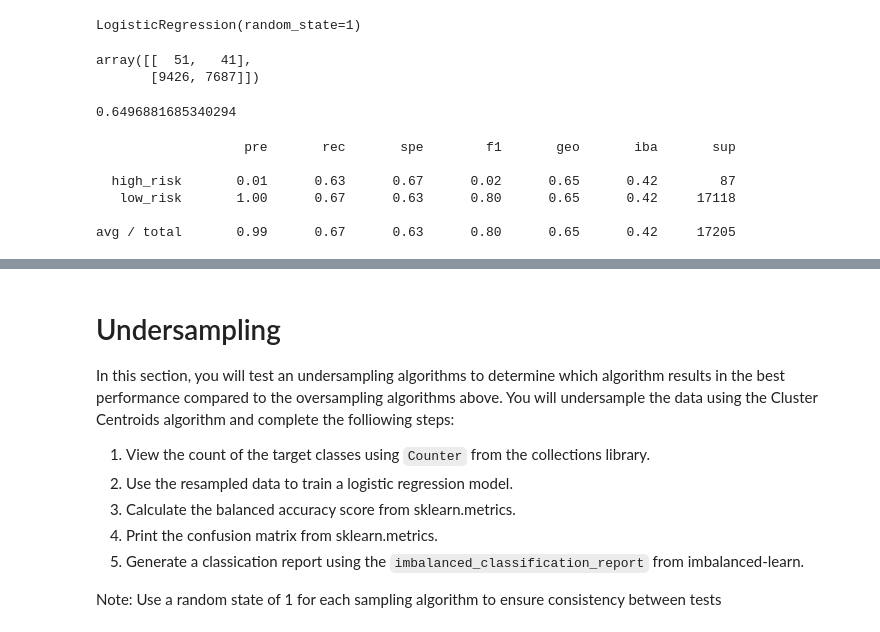
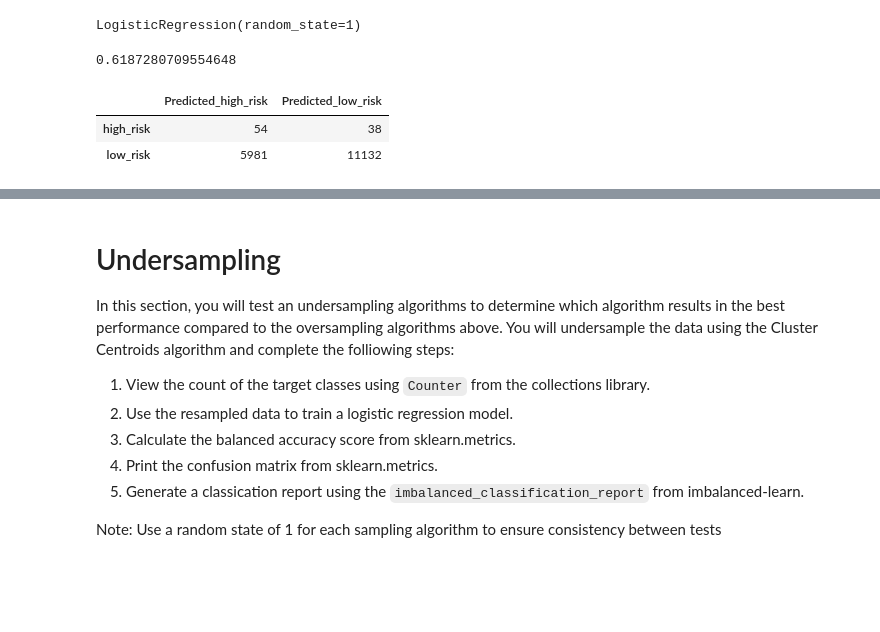
Before and after one commit to rciminera/Credit_Risk_Analysis, a Jupyter notebook: Notebook/credit_risk_resampling.ipynb, the cells around one changed output, grey strips where cells are left out. Saved outputs shown, nothing was run; the diff lists cells and outputs as text; code cells hidden in the pictures; blank space fills up the shorter version.

```diff
--- a/Notebook/credit_risk_resampling.ipynb
+++ b/Notebook/credit_risk_resampling.ipynb
@@ -228,7 +233,7 @@ print(y_test.shape)
 # %%
 # Resample the training data with SMOTE
 from imblearn.over_sampling import SMOTE
-X_resampled1, y_resampled1 = SMOTE(random_state=1,
+X_resampled, y_resampled = SMOTE(random_state=1,
 sampling_strategy='auto').fit_resample(
    X_train, y_train)
 # %%
@@ -238,28 +243,25 @@ Counter({'loan_status': 1})
 # %%
 # Train the Logistic Regression model using the resampled data
 model = LogisticRegression(solver='lbfgs', random_state=1)
-model.fit(X_resampled1, y_resampled1)
+model.fit(X_resampled, y_resampled)
 # %% [output]
 LogisticRegression(random_state=1)
-# %%
-# Display the confusion matrix
-confusion_matrix(y_test, y_pred)
-# %% [output]
-array([[  51,   41],
-       [9426, 7687]])
 # %%
 # Calculated the balanced accuracy score
 y_pred = model.predict(X_test)
-balanced_accuracy_score(y_test, y_pred)
+bac = balanced_accuracy_score(y_test, y_pred)
+bac
 # %% [output]
-0.6496881685340294
+0.6187280709554648
-# %%
-# Print the imbalanced classification report
-print(classification_report_imbalanced(y_test, y_pred))
-# %% [output]
-                   pre       rec       spe        f1       geo       iba       sup
-
-  high_risk       0.01      0.63      0.67      0.02      0.65      0.42        87
-   low_risk       1.00      0.67      0.63      0.80      0.65      0.42     17118
-
-avg / total       0.99      0.67      0.63      0.80      0.65      0.42     17205
+# %%
+# Display the confusion matrix
+from sklearn.metrics import confusion_matrix
+cm = confusion_matrix(y_test, y_pred)
+# Create a DataFrame from the confusion matrix.
+cm_df = pd.DataFrame(
+    cm, index=["high_risk", "low_risk"], columns=["Predicted_high_risk", "Predicted_low_risk"])
+cm_df
+# %% [output]
+|  | Predicted_high_risk | Predicted_low_risk |
+| high_risk | 54 | 38 |
+| low_risk | 5981 | 11132 |
```
Also changed, not shown: parts of 22 cells of this notebook, 1 other file.
